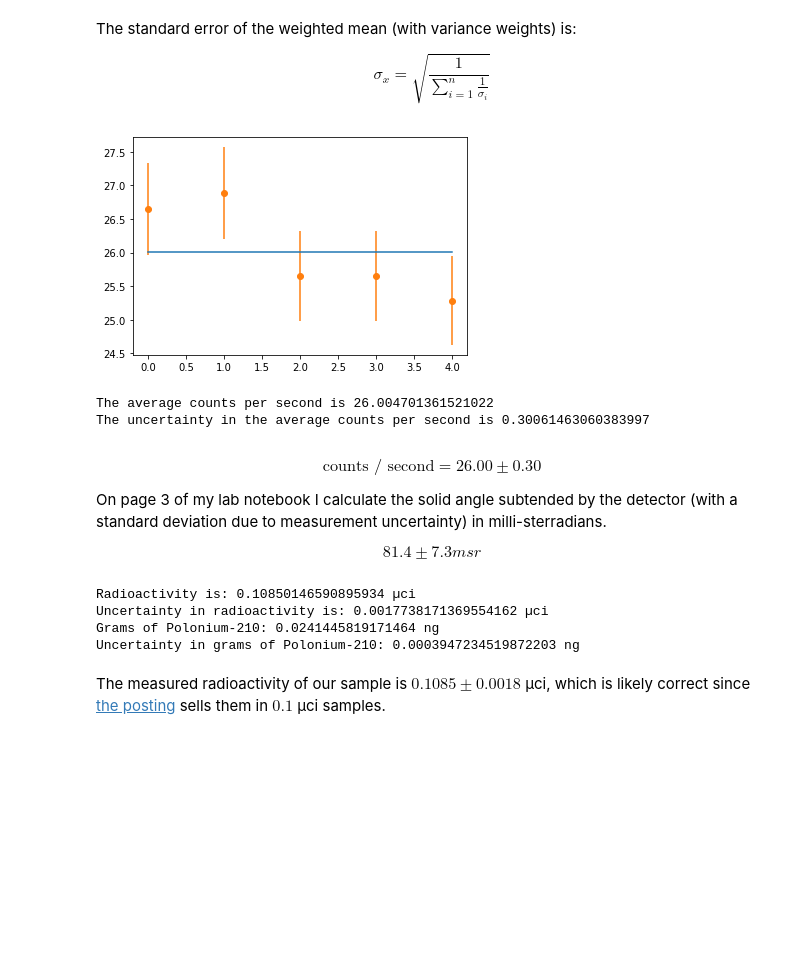
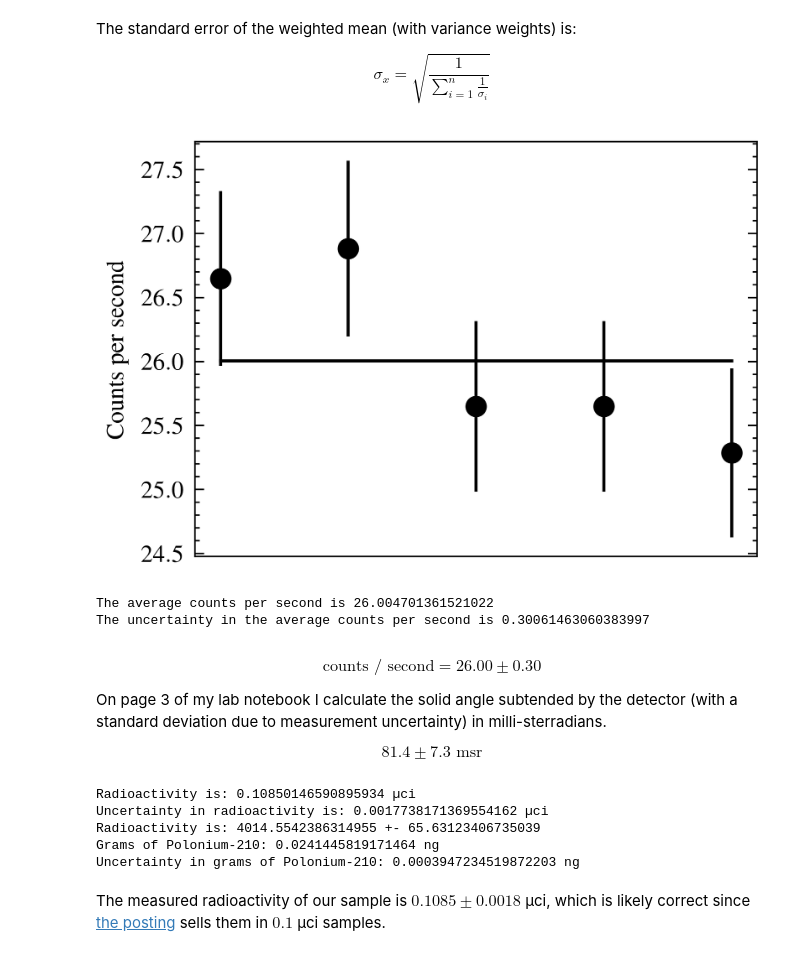
Before and after one commit to wabo225/AlphaSpectroscopy, a Jupyter notebook: AlphaSpectroscopy/curie.ipynb, the cells around one changed output. Cells and saved outputs as stored; diff of their text form; code cells hidden in the pictures; blank space fills up the shorter version.

```diff
--- a/AlphaSpectroscopy/curie.ipynb
+++ b/AlphaSpectroscopy/curie.ipynb
@@ -49,12 +49,16 @@ $$\sigma_x = \sqrt{\frac{1}{\sum_{i=1}^n \frac{1}{\sigma_{i}}}}$$
 # %%
 bq_bar = np.average(bq, weights=1/σ_bq**2)
 σ_bq_bar = np.sqrt(1/np.sum(1/σ_bq**2))
 
+plt.style.use('ieee')
+
 plt.plot(np.arange(len(bq)), bq_bar*np.ones(len(bq)))
-plt.errorbar(np.arange(len(bq)), bq, yerr=σ_bq, fmt='o')
+plt.errorbar(np.arange(len(bq)), bq, yerr=σ_bq, fmt='o', color='black')
+plt.ylabel('Counts per second')
+plt.xticks([])
 plt.show()
 # %% [output]
-[figure, old version]
+[figure, new version]
 # %%
 print("The average counts per second is", bq_bar)
 print("The uncertainty in the average counts per second is", σ_bq_bar)
@@ -66,16 +70,18 @@ $$\text{counts / second} = 26.00 \pm 0.30$$
 
 On page 3 of my lab notebook I calculate the solid angle subtended by the detector (with a standard deviation due to measurement uncertainty) in milli-sterradians.
 
-$$81.4 \pm 7.3 msr$$
+$$81.4 \pm 7.3 \text{ msr}$$
 # %%
 # ratio of particles that would hit the detector to total emissions
 s = 81.4e-3/(4*np.pi)
 σ_s = 7.3e-3/(4*np.pi)
 # %%
 emissionsPerSecond = bq_bar/s
+
 print("Radioactivity is:", emissionsPerSecond/curie/constants.micro, "µci")
 σ_emissionsPerSecond = np.sqrt(σ_bq_bar**2 + s**2*σ_bq_bar**2/s**2)/s
 print("Uncertainty in radioactivity is:", σ_emissionsPerSecond/curie/constants.micro, "µci")
+print("Radioactivity is:", emissionsPerSecond, "+-", σ_emissionsPerSecond)
 halflife = 138.378*24*60**2 # seconds
 molar_mass = 209.98 # g/mol
 atoms = halflife*emissionsPerSecond/np.log(2)
@@ -86,6 +92,7 @@ print("Uncertainty in grams of Polonium-210:", σ_grams / constants.nano, "ng")
 # %% [output]
 Radioactivity is: 0.10850146590895934 µci
 Uncertainty in radioactivity is: 0.0017738171369554162 µci
+Radioactivity is: 4014.5542386314955 +- 65.63123406735039
 Grams of Polonium-210: 0.0241445819171464 ng
 Uncertainty in grams of Polonium-210: 0.0003947234519872203 ng
 # %% [markdown]
```
Also changed, not shown: 22 other files.
